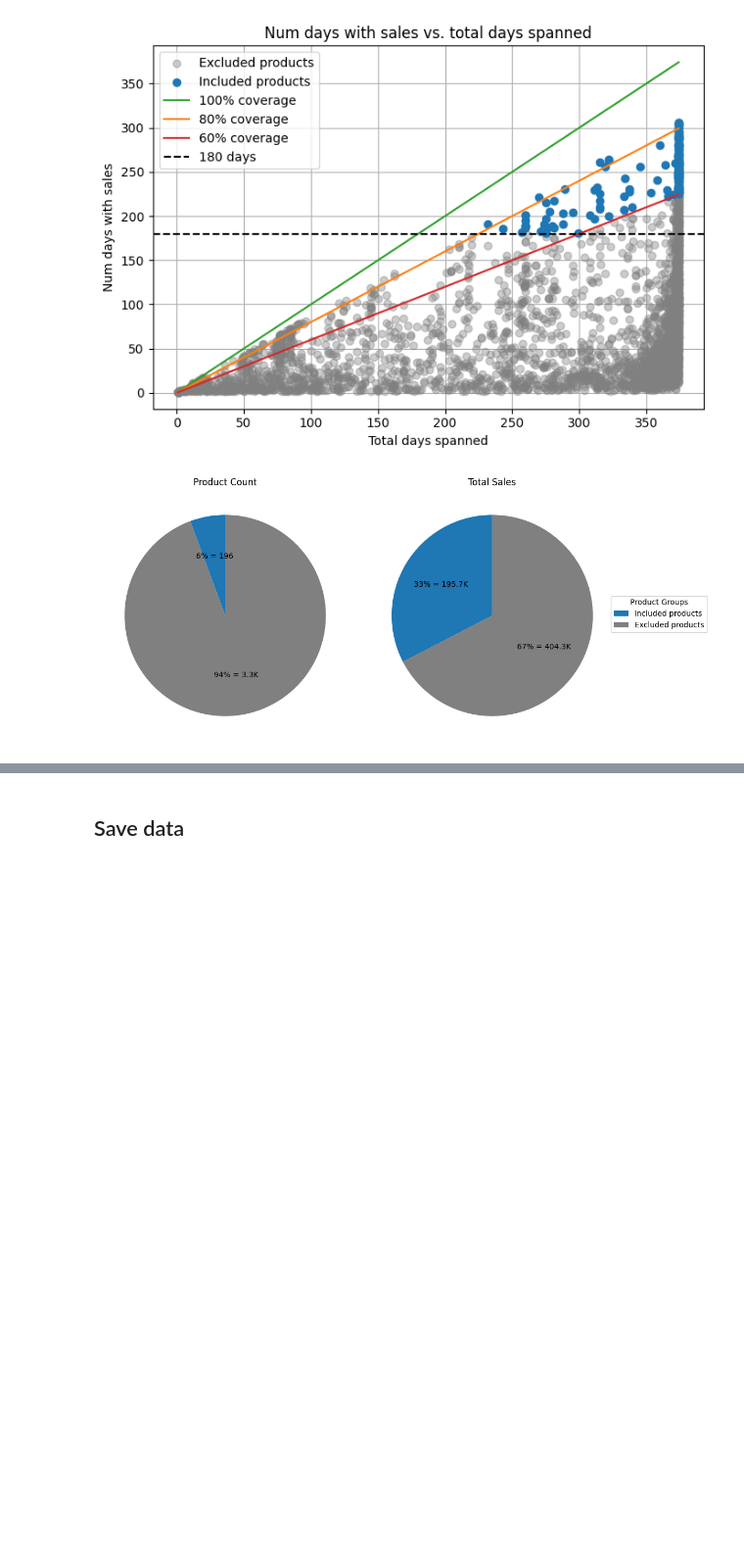
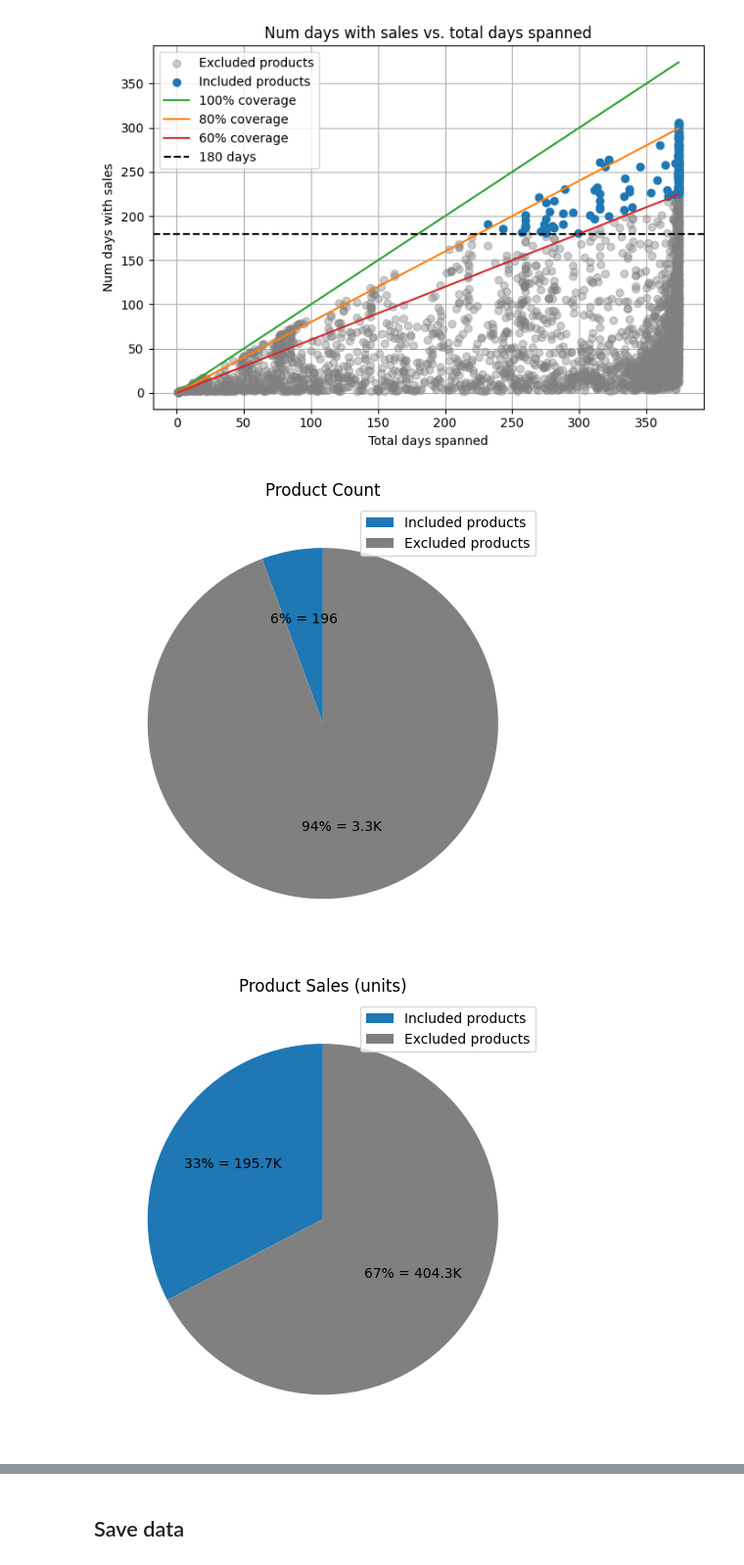
Before and after one commit to luizvalle/ieor4578_project2, a Jupyter notebook: notebooks/clean_and_filter_online_retail_dataset.ipynb, the cells around one changed output, grey strips where cells are left out. Shown at 98% size. Saved outputs shown, nothing was run; the diff lists cells and outputs as text; code cells hidden in the pictures; blank space fills up the shorter version.

Commit message:
Add some visualizations to the colab that cleans the data

```diff
--- a/notebooks/clean_and_filter_online_retail_dataset.ipynb
+++ b/notebooks/clean_and_filter_online_retail_dataset.ipynb
@@ -336,8 +336,12 @@ products_to_exclude_count = len(products_to_exclude_info.index)
 products_to_keep_total_sales = products_to_keep_info['TotalSold'].sum()
 products_to_exclude_total_sales = products_to_exclude_info['TotalSold'].sum()
 
+products_to_keep_total_revenue = (products_to_keep_info['TotalSold'] * products_to_keep_info['AveragePricePounds']).sum()
+products_to_exclude_total_revenue = (products_to_exclude_info['TotalSold'] * products_to_exclude_info['AveragePricePounds']).sum()
+
 count_data = [products_to_keep_count, products_to_exclude_count]
 sales_data = [products_to_keep_total_sales, products_to_exclude_total_sales]
+revenue_data = [products_to_keep_total_revenue, products_to_exclude_total_revenue]
 labels = ['Included products', 'Excluded products']
 colors = ['tab:blue', 'grey']  # Customize your slice colors here
 
@@ -347,39 +351,63 @@ def format_value(val):
     elif val >= 1000:
         return f"{val/1000:.1f}".rstrip('0').rstrip('.') + 'K'
     else:
         return str(round(val))
 
 def make_autopct(values):
     def my_autopct(pct):
         total = sum(values)
         val = pct * total / 100.0
         return f'{pct:.0f}% = {format_value(val)}'
     return my_autopct
 
 # Plot
-fig, axs = plt.subplots(nrows=1, ncols=2, figsize=(10, 5))
+fig, ax = plt.subplots(nrows=1, ncols=1, figsize=(15, 5))
 
 # First pie: product count
-wedges1, _, _ = axs[0].pie(
+wedges, _, _ = ax.pie(
     count_data,
+    # labels=labels,
     autopct=make_autopct(count_data),
     startangle=90,
     colors=colors
 )
-axs[0].set_title("Product Count")
+ax.set_title("Product Count")
+ax.legend(labels)
 
-# Second pie: total sales
-wedges2, _, _ = axs[1].pie(
+plt.tight_layout()
+plt.show()
+
+fig, ax = plt.subplots(nrows=1, ncols=1, figsize=(15, 5))
+
+# First pie: product count
+wedges, _, _ = ax.pie(
     sales_data,
+    # labels=labels,
     autopct=make_autopct(sales_data),
     startangle=90,
     colors=colors
 )
-axs[1].set_title("Total Sales")
+ax.set_title("Product Sales (units)")
+ax.legend(labels)
 
-# Shared legend
-fig.legend(wedges1, labels, title="Product Groups", loc="center right", bbox_to_anchor=(1.15, 0.5))
 plt.tight_layout()
 plt.show()
+
+fig, ax = plt.subplots(nrows=1, ncols=1, figsize=(15, 5))
+
+# First pie: product count
+wedges, _, _ = ax.pie(
+    revenue_data,
+    # labels=labels,
+    autopct=make_autopct(revenue_data),
+    startangle=90,
+    colors=colors
+)
+ax.set_title("Product Sales (Pounds)")
+ax.legend(labels)
+
+plt.tight_layout()
+plt.show()
 # %% [output]
-[figure, old version]
+[figure, new version]
+[figure, added]
```
Also changed, not shown: parts of 1 cell of this notebook.
